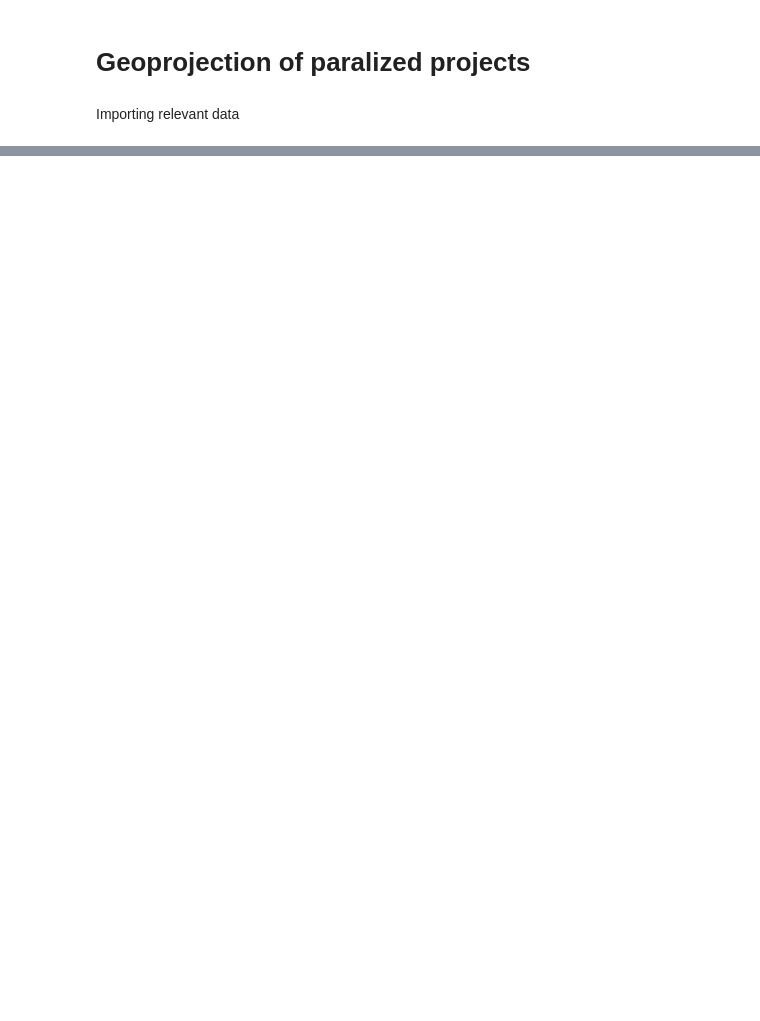
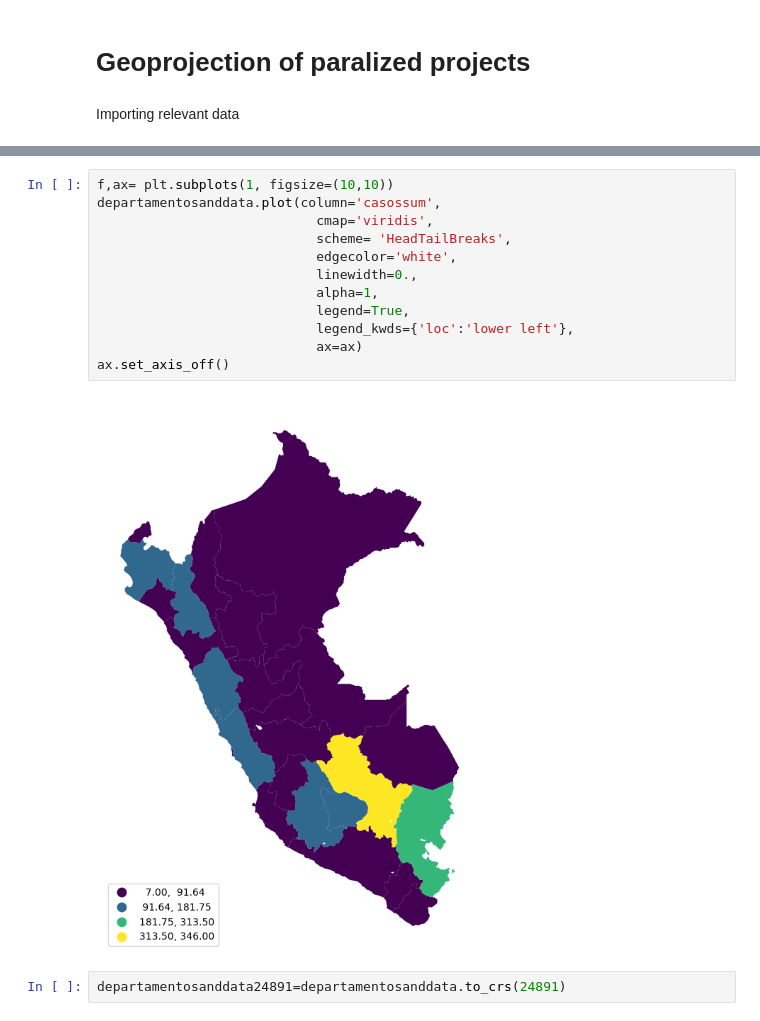
Before and after one commit to Pepix2345/Proyecto-Magallanes, a Jupyter notebook: Trabajo de investigación/Maps-Obras.ipynb, the cells around one changed output, grey strips where cells are left out. Cells and saved outputs as stored; diff of their text form; blank space fills up the shorter version.

```diff
--- a/Trabajo de investigación/Maps-Obras.ipynb
+++ b/Trabajo de investigación/Maps-Obras.ipynb
@@ -35,0 +215,16 @@ perucities_clipped
+# %%
+f,ax= plt.subplots(1, figsize=(10,10))
+departamentosanddata.plot(column='casossum',
+                            cmap='viridis',
+                            scheme= 'HeadTailBreaks',
+                            edgecolor='white',
+                            linewidth=0.,
+                            alpha=1,
+                            legend=True,
+                            legend_kwds={'loc':'lower left'},
+                            ax=ax)
+ax.set_axis_off()
+# %% [output]
+[figure, added]
+# %%
+departamentosanddata24891=departamentosanddata.to_crs(24891)
```
Also changed, not shown: parts of 56 cells of this notebook.
